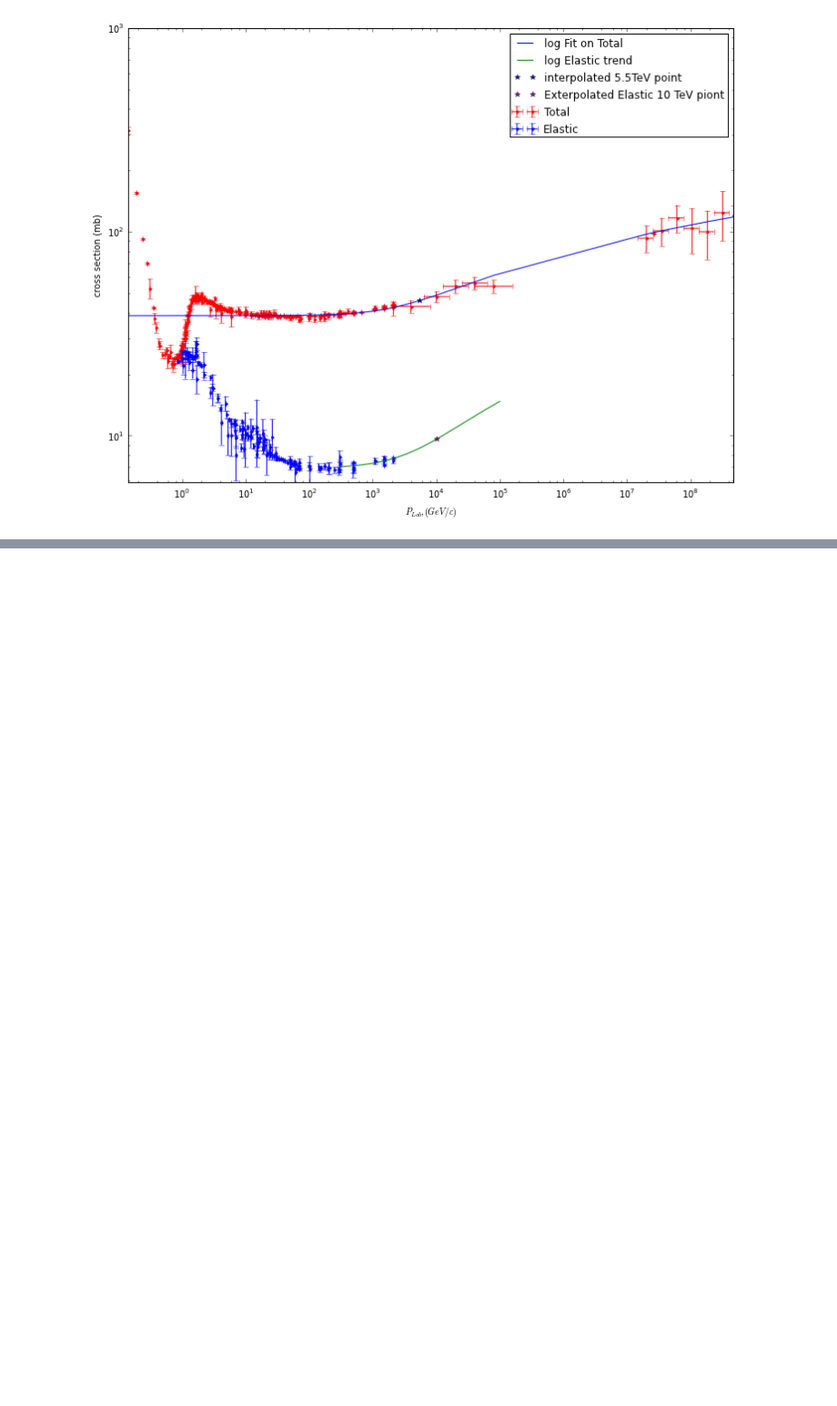
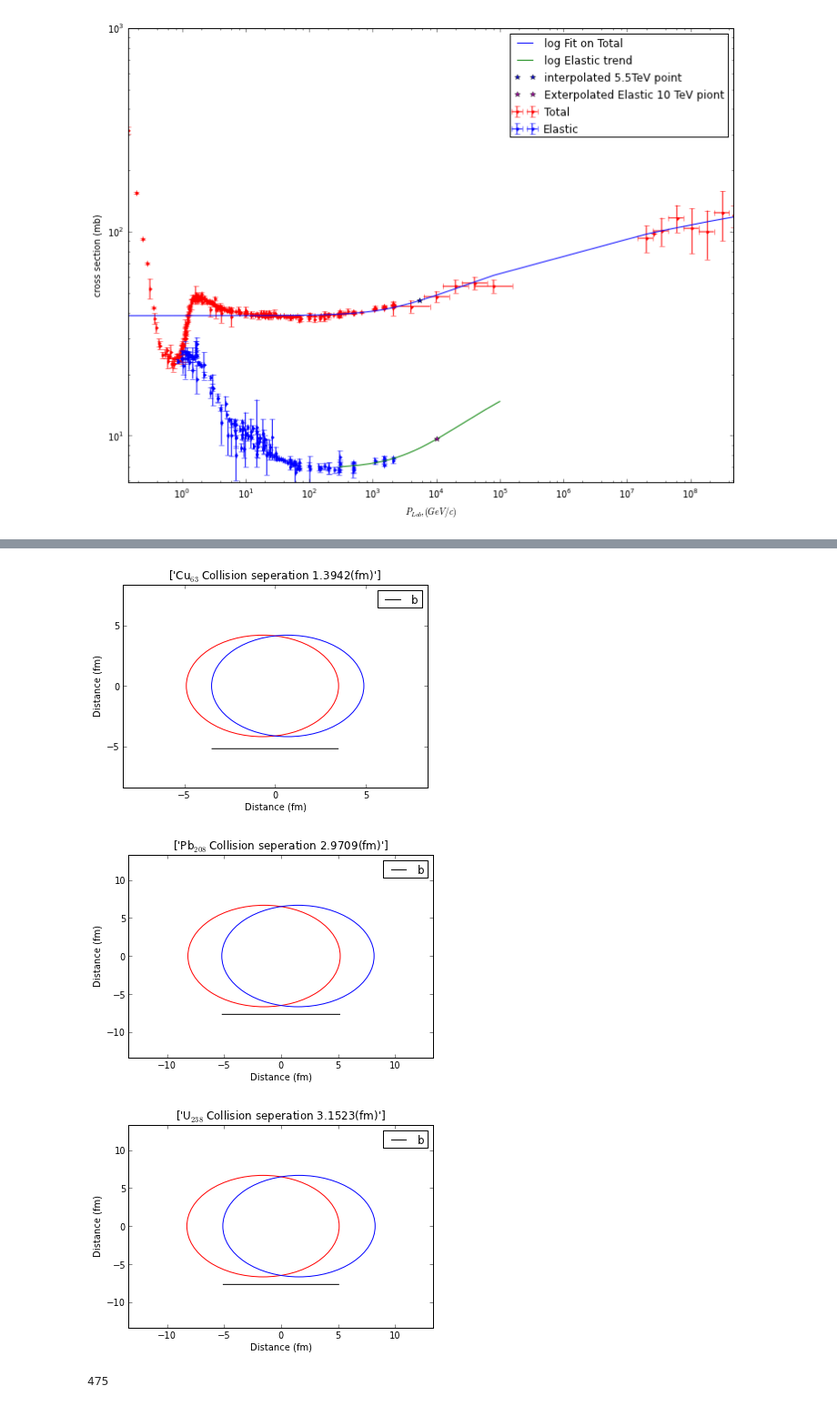
Before and after one commit to mattyuiop/PHYS202-S13, a Jupyter notebook: Project/MCG.ipynb, the cells around one changed output, grey strips where cells are left out. Shown at 91% size. Cells and saved outputs as stored; diff of their text form; code cells hidden in the pictures; blank space fills up the shorter version.

```diff
--- a/Project/MCG.ipynb
+++ b/Project/MCG.ipynb
@@ -131,0 +219,9 @@ WoodSaxon(1000,6)
+# %%
+showRndCollision(29)
+showRndCollision(82)
+showRndCollision(92)
+# %% [output]
+[figure, added]
+[figure, added]
+[figure, added]
+475
```
Also changed, not shown: parts of 6 cells of this notebook, 1 other file.
